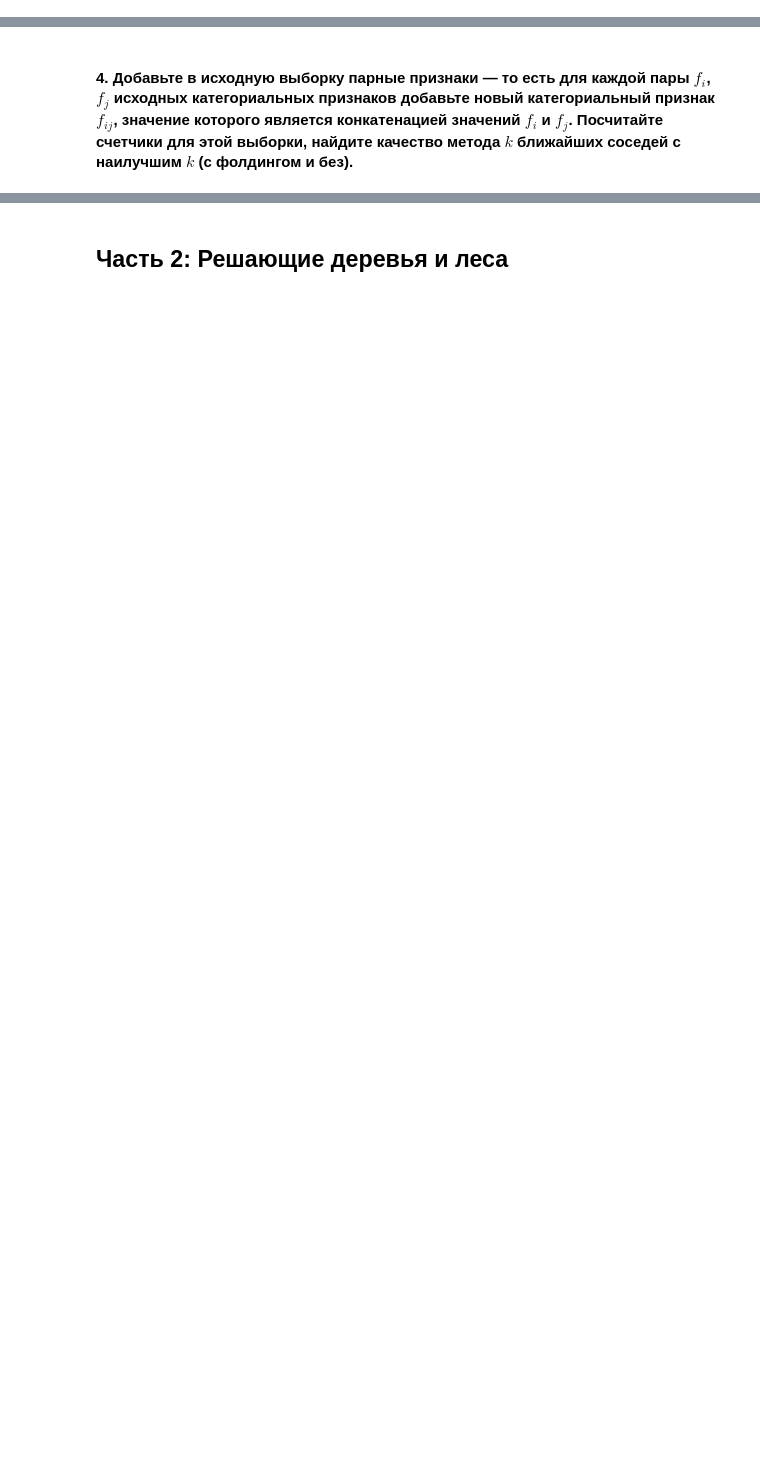
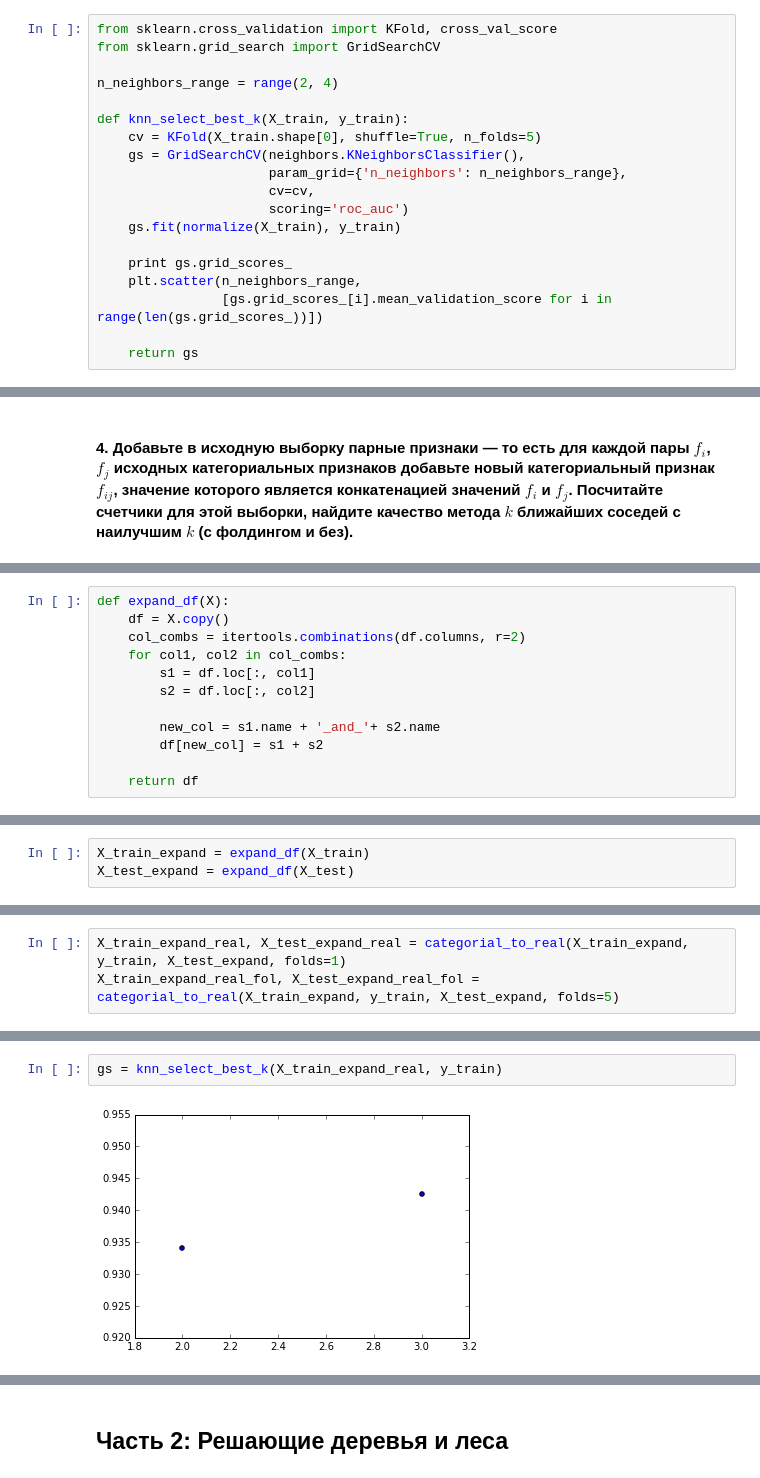
Before and after one commit to KopBob/mmp-ml-hw, a Jupyter notebook: lab2/lab02_knn_trees.ipynb, the cells around one changed output, grey strips where cells are left out. Drawn from its saved outputs; the diff is of its cells as text; blank space fills up the shorter version.

```diff
--- a/lab2/lab02_knn_trees.ipynb
+++ b/lab2/lab02_knn_trees.ipynb
@@ -334,0 +523,19 @@ f1_score(y_test, y_pred)
+# %%
+from sklearn.cross_validation import KFold, cross_val_score
+from sklearn.grid_search import GridSearchCV
+
+n_neighbors_range = range(2, 4)
+
+def knn_select_best_k(X_train, y_train):
+    cv = KFold(X_train.shape[0], shuffle=True, n_folds=5)
+    gs = GridSearchCV(neighbors.KNeighborsClassifier(),
+                      param_grid={'n_neighbors': n_neighbors_range},
+                      cv=cv,
+                      scoring='roc_auc')
+    gs.fit(normalize(X_train), y_train)
+
+    print gs.grid_scores_
+    plt.scatter(n_neighbors_range,
+                [gs.grid_scores_[i].mean_validation_score for i in range(len(gs.grid_scores_))])
+
+    return gs
@@ -336,0 +574,12 @@ f1_score(y_test, y_pred)
+# %%
+def expand_df(X):
+    df = X.copy()
+    col_combs = itertools.combinations(df.columns, r=2)
+    for col1, col2 in col_combs:
+        s1 = df.loc[:, col1]
+        s2 = df.loc[:, col2]
+
+        new_col = s1.name + '_and_'+ s2.name
+        df[new_col] = s1 + s2
+
+    return df
@@ -336,0 +589,3 @@ f1_score(y_test, y_pred)
+# %%
+X_train_expand = expand_df(X_train)
+X_test_expand = expand_df(X_test)
@@ -336,0 +597,3 @@ f1_score(y_test, y_pred)
+# %%
+X_train_expand_real, X_test_expand_real = categorial_to_real(X_train_expand, y_train, X_test_expand, folds=1)
+X_train_expand_real_fol, X_test_expand_real_fol = categorial_to_real(X_train_expand, y_train, X_test_expand, folds=5)
@@ -336,0 +612,4 @@ f1_score(y_test, y_pred)
+# %%
+gs = knn_select_best_k(X_train_expand_real, y_train)
+# %% [output]
+[figure, added]
```
Also changed, not shown: parts of 103 cells of this notebook.
